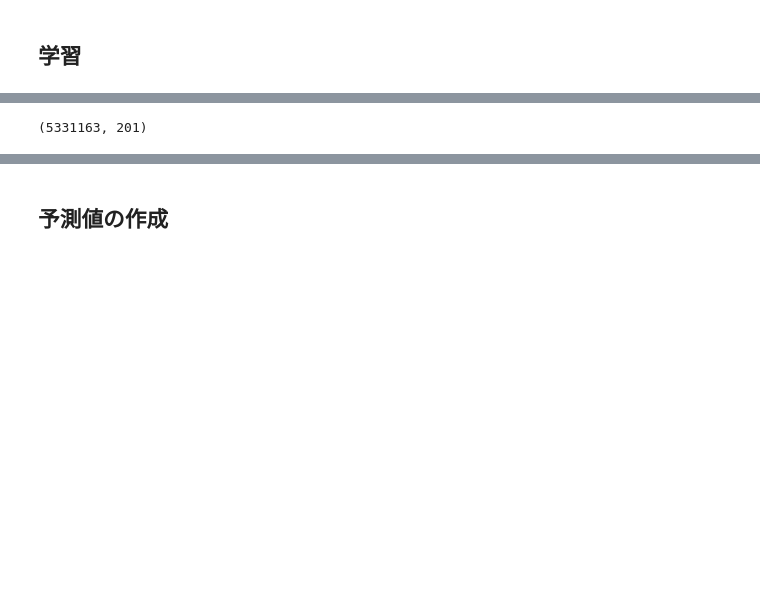
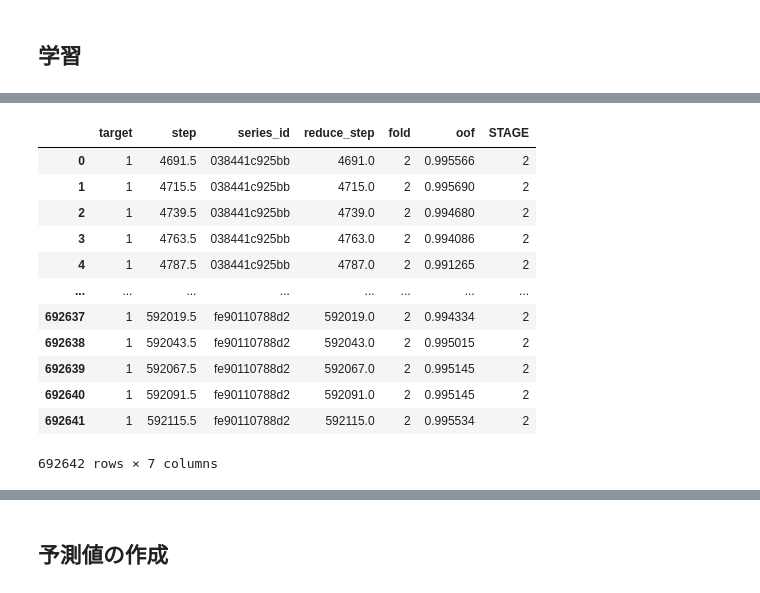
Before and after one commit to penguin-prg/child-mind-institute-detect-sleep-states, a Jupyter notebook: model/xgboost/step_classifier/2nd_stage.ipynb, the cells around one changed output, grey strips where cells are left out. Cells and saved outputs as stored; diff of their text form; code cells hidden in the pictures; blank space fills up the shorter version.

```diff
--- a/model/xgboost/step_classifier/2nd_stage.ipynb
+++ b/model/xgboost/step_classifier/2nd_stage.ipynb
@@ -71,3 +60,7 @@ train.head()
+# %%
+if CFG["dataset"]["use_cand"]:
+    with open(os.path.join(CFG["dataset"]["cand_exp_dir"], "next_cands.pkl"), "rb") as f:
+        next_cands = pickle.load(f)
 # %% [markdown]
 ## 特徴生成
 # %%
@@ -142,2 +164,25 @@ else:
+# %%
+files = glob(f"{CFG['dataset']['step_csv_dir']}/*.csv")
+
+if CFG["execution"]["multiprocessing"]:
+    with Pool(30) as pool:
+        results = list(tqdm(pool.imap(read_and_generate_features, files), total=len(files)))
+    dfs, features = zip(*results)
+    train = pd.concat(dfs)
+    features = features[0]
+else:
+    dfs = []
+    for file in tqdm(files):
+        train = pd.read_csv(file)
+        train, features = generate_features(train)
+        dfs.append(train)
+    train = pd.concat(dfs)
+    features = features[0]
 # %% [markdown]
 ## 学習
+# %%
+# cv splitとマージ
+cv_split = pd.read_csv(CFG['dataset']['cv_split_path'])
+train = train.merge(cv_split, on=["series_id"], how="left")
+display(train.head(5))
+train.shape
@@ -144,4 +252,16 @@ else:
 # %%
-train.shape
+train
 # %% [output]
+|  | target | step | series_id | reduce_step | fold | oof | STAGE |
+| 0 | 1 | 4691.5 | 038441c925bb | 4691.0 | 2 | 0.995566 | 2 |
+| 1 | 1 | 4715.5 | 038441c925bb | 4715.0 | 2 | 0.995690 | 2 |
+| 2 | 1 | 4739.5 | 038441c925bb | 4739.0 | 2 | 0.994680 | 2 |
+| 3 | 1 | 4763.5 | 038441c925bb | 4763.0 | 2 | 0.994086 | 2 |
+| 4 | 1 | 4787.5 | 038441c925bb | 4787.0 | 2 | 0.991265 | 2 |
+| ... | ... | ... | ... | ... | ... | ... | ... |
+| 692637 | 1 | 592019.5 | fe90110788d2 | 592019.0 | 2 | 0.994334 | 2 |
+| 692638 | 1 | 592043.5 | fe90110788d2 | 592043.0 | 2 | 0.995015 | 2 |
+| 692639 | 1 | 592067.5 | fe90110788d2 | 592067.0 | 2 | 0.995145 | 2 |
+| 692640 | 1 | 592091.5 | fe90110788d2 | 592091.0 | 2 | 0.995145 | 2 |
+| 692641 | 1 | 592115.5 | fe90110788d2 | 592115.0 | 2 | 0.995534 | 2 |
-(5331163, 201)
+692642 rows × 7 columns
```
Also changed, not shown: parts of 14 cells of this notebook, 1 other file.
